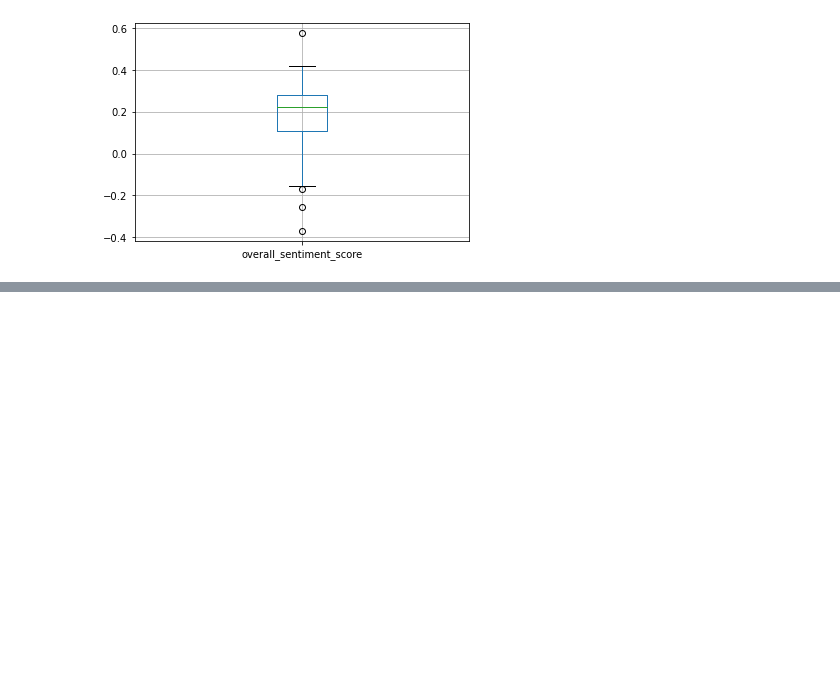
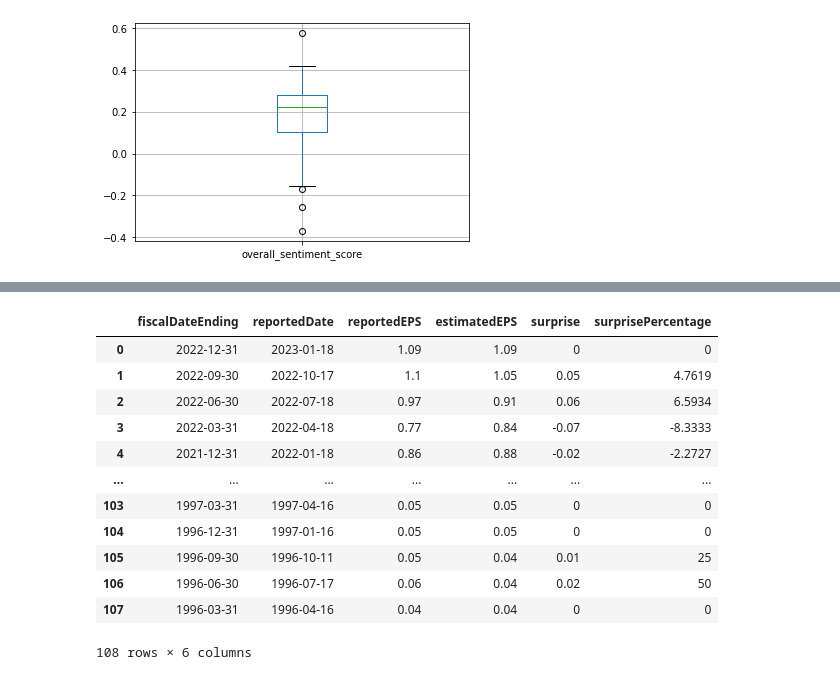
Before and after one commit to itsGarrin/Stock-Predictor-DS4400, a Jupyter notebook: src/stock_predictor.ipynb, the cells around one changed output, grey strips where cells are left out. Saved outputs shown, nothing was run; the diff lists cells and outputs as text; code cells hidden in the pictures; blank space fills up the shorter version.

```diff
--- a/src/stock_predictor.ipynb
+++ b/src/stock_predictor.ipynb
@@ -104,0 +177,25 @@ plt.show()
+# %%
+# Call the alpha vantage api to get the earnings data
+
+# Set the ticker
+ticker = "SCHW"
+
+# Call the earnings api
+earnings = api_calls.call_earnings(ticker)
+
+# Display sample data
+pd.DataFrame(earnings['quarterlyEarnings'])
+# %% [output]
+|  | fiscalDateEnding | reportedDate | reportedEPS | estimatedEPS | surprise | surprisePercentage |
+| 0 | 2022-12-31 | 2023-01-18 | 1.09 | 1.09 | 0 | 0 |
+| 1 | 2022-09-30 | 2022-10-17 | 1.1 | 1.05 | 0.05 | 4.7619 |
+| 2 | 2022-06-30 | 2022-07-18 | 0.97 | 0.91 | 0.06 | 6.5934 |
+| 3 | 2022-03-31 | 2022-04-18 | 0.77 | 0.84 | -0.07 | -8.3333 |
+| 4 | 2021-12-31 | 2022-01-18 | 0.86 | 0.88 | -0.02 | -2.2727 |
+| ... | ... | ... | ... | ... | ... | ... |
+| 103 | 1997-03-31 | 1997-04-16 | 0.05 | 0.05 | 0 | 0 |
+| 104 | 1996-12-31 | 1997-01-16 | 0.05 | 0.05 | 0 | 0 |
+| 105 | 1996-09-30 | 1996-10-11 | 0.05 | 0.04 | 0.01 | 25 |
+| 106 | 1996-06-30 | 1996-07-17 | 0.06 | 0.04 | 0.02 | 50 |
+| 107 | 1996-03-31 | 1996-04-16 | 0.04 | 0.04 | 0 | 0 |
+108 rows × 6 columns
```
Also changed, not shown: parts of 8 cells of this notebook, 1 other file.
